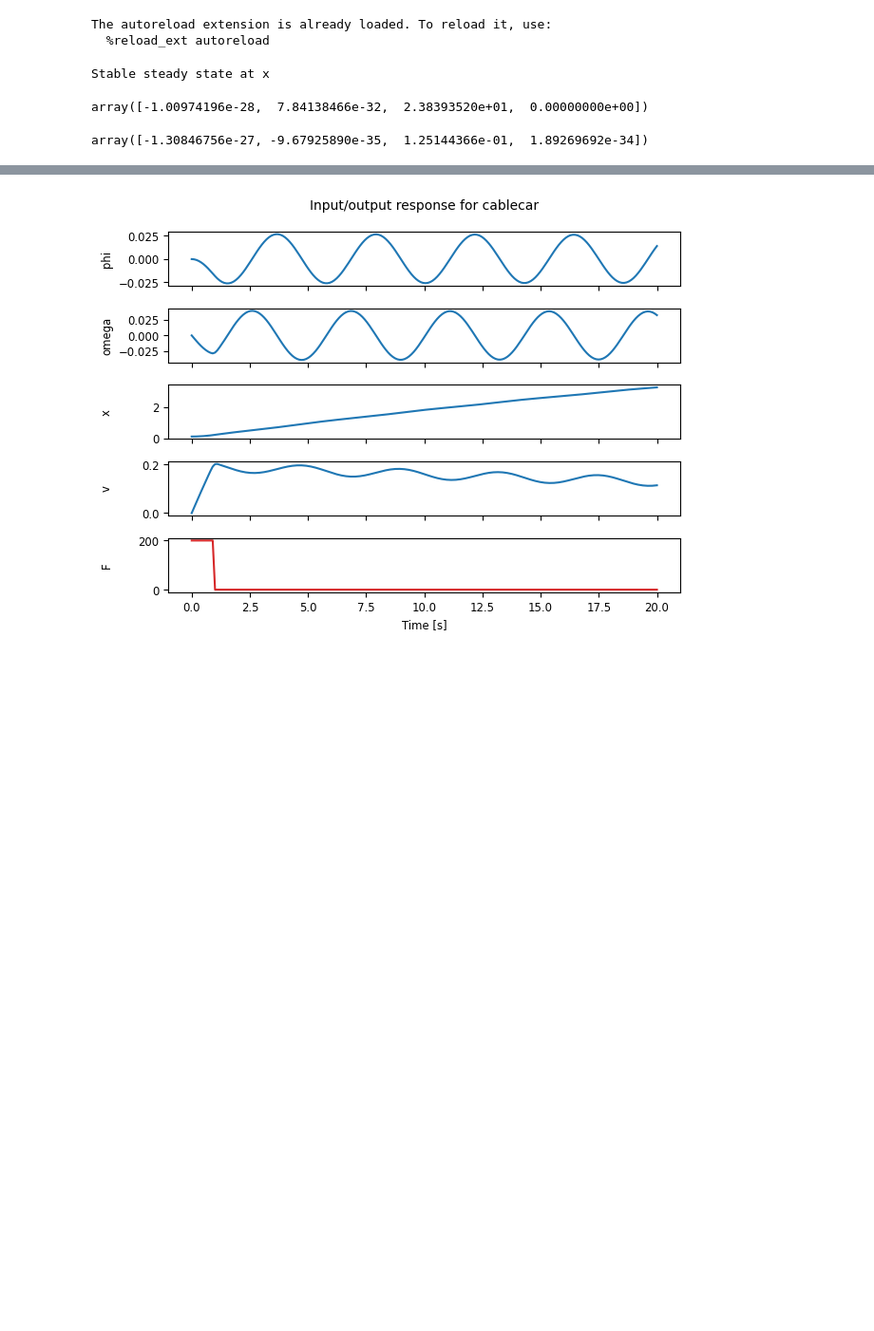
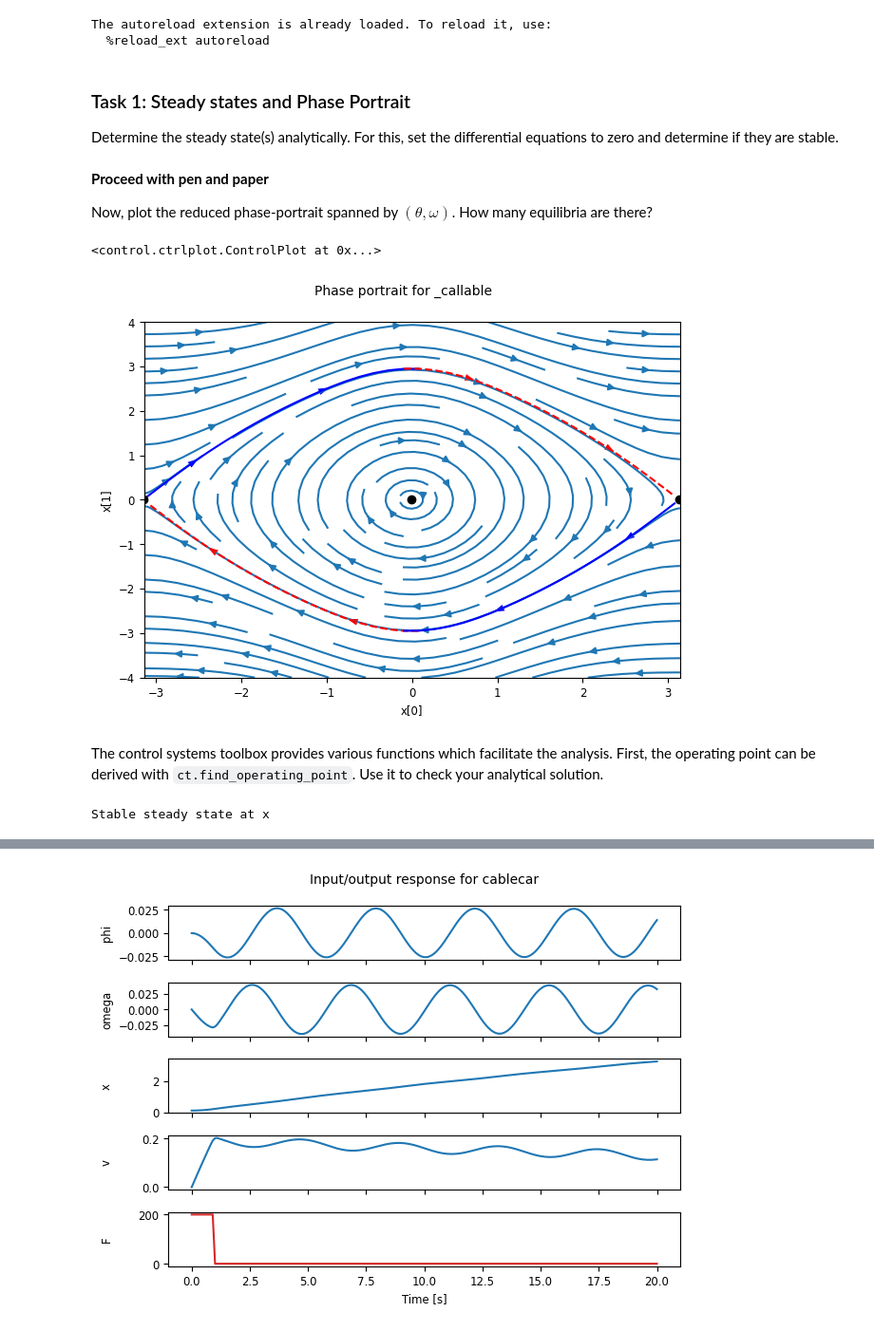
Before and after one commit to BeneJoh/ControlSystems, a Jupyter notebook: sessionA.ipynb, the cells around one changed output, grey strips where cells are left out. Shown at 95% size. Cells and saved outputs as stored; diff of their text form; code cells hidden in the pictures; blank space fills up the shorter version.

```diff
--- a/sessionA.ipynb
+++ b/sessionA.ipynb
@@ -44,5 +44,23 @@ cablecar_smallangle_sys = ct.nlsys(
     cablecar_smallangle_ode, cablecar_output, name='cablecar',
     params=cablecar_params, states=['phi', 'omega', 'x', 'v'],
     outputs=['phi', 'omega', 'x', 'v'], inputs=['F'])
+# %% [markdown]
+### Task 1: Steady states and Phase Portrait
+Determine the steady state(s) analytically. For this, set the differential equations to zero and determine if they are stable.
+# %% [markdown]
+**Proceed with pen and paper**
+
+Now, plot the reduced phase-portrait spanned by $(\theta, \omega)$. How many equilibria are there?
+# %%
+# define reduced system ode
+cablecar_reduced_ode = lambda t, x : cablecar_ode(t, np.concatenate((x,np.array([0.0, 0.0]))), [100.0], cablecar_params)[:2]
+# Phase portrait of the reduced system / pendulum
+axis_limits = [-np.pi, np.pi, -4, 4]
+ct.phase_plane_plot(cablecar_reduced_ode, axis_limits, )
+# %% [output]
+<control.ctrlplot.ControlPlot at 0x...>
+[figure, added]
+# %% [markdown]
+The control systems toolbox provides various functions which facilitate the analysis. First, the operating point can be derived with `ct.find_operating_point`. Use it to check your analytical solution.
 # %%
 # Stable Steady state phase angle (analytical solution)
@@ -52,7 +68,3 @@ x0, u0 = [-0.1, 0.0, 0.0, 0.0], [0.0]
 xeq, ueq = ct.find_operating_point(cablecar_sys, x0, u0)
 # %% [output]
 Stable steady state at x
-# %%
-xeq
-# %% [output]
-array([-1.00974196e-28,  7.84138466e-32,  2.38393520e+01,  0.00000000e+00])
@@ -61,4 +70,0 @@ xeq, ueq = ct.find_operating_point(cablecar_smallangle_sys, x0, u0)
-# %%
-xeq
-# %% [output]
-array([-1.30846756e-27, -9.67925890e-35,  1.25144366e-01,  1.89269692e-34])
```
Also changed, not shown: parts of 23 cells of this notebook, 1 other file.
